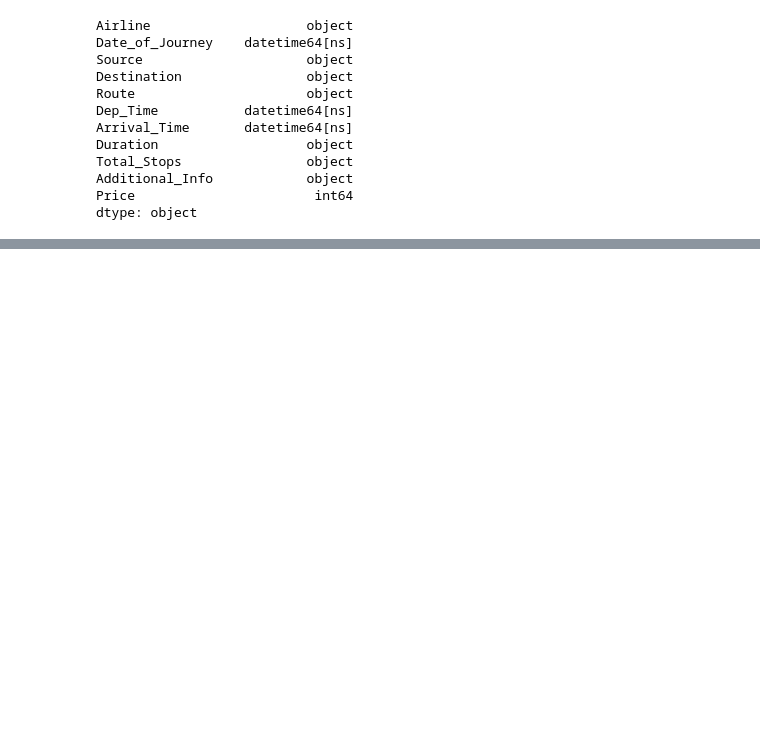
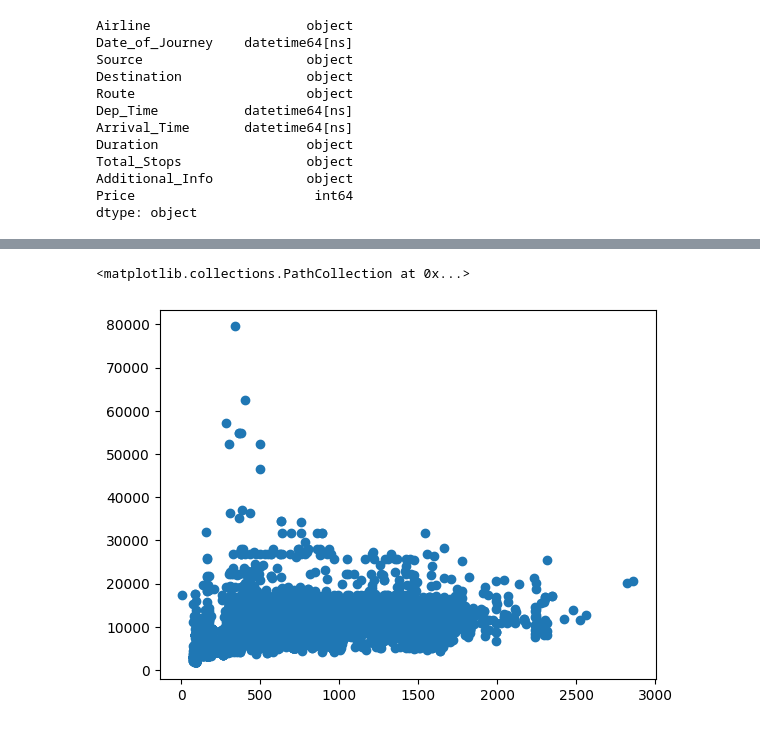
Before and after one commit to apadhiary/09_data_science, a Jupyter notebook: airlines.ipynb, the cells around one changed output, grey strips where cells are left out. Saved outputs shown, nothing was run; the diff lists cells and outputs as text; code cells hidden in the pictures; blank space fills up the shorter version.

```diff
--- a/airlines.ipynb
+++ b/airlines.ipynb
@@ -71,0 +189,8 @@ dtype: object
+# %%
+#9
+dHour = df_data['Duration'].str.extract('(\d+)h', expand=False).astype(float) * 60
+dMin = df_data['Duration'].str.extract('(\d+)m', expand=False).astype(float)
+
+df_data['Duration_Total_mins'] = dHour.add(dMin, fill_value=0).astype(int)
+df_data['Duration_hours'] = dHour/60
+df_data['Duration_mins'] = dMin
@@ -71,0 +231,10 @@ dtype: object
+# %%
+#10
+
+xAxis = df_data['Duration_Total_mins']
+yAxis = df_data['Price']
+
+plt.scatter(xAxis, yAxis)
+# %% [output]
+<matplotlib.collections.PathCollection at 0x...>
+[figure, added]
```
Also changed, not shown: parts of 5 cells of this notebook.
